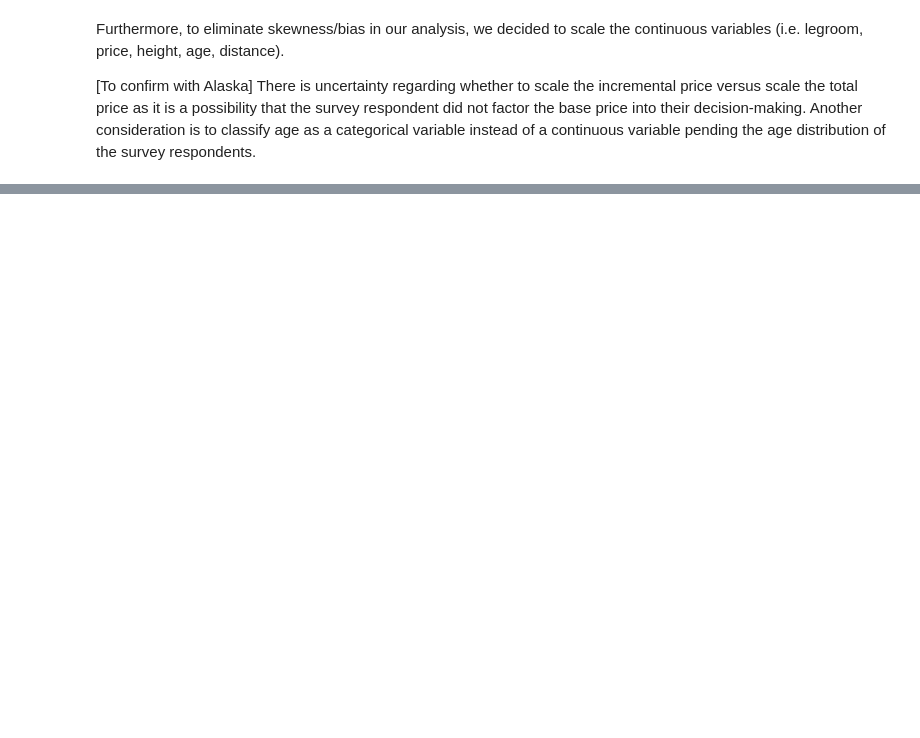
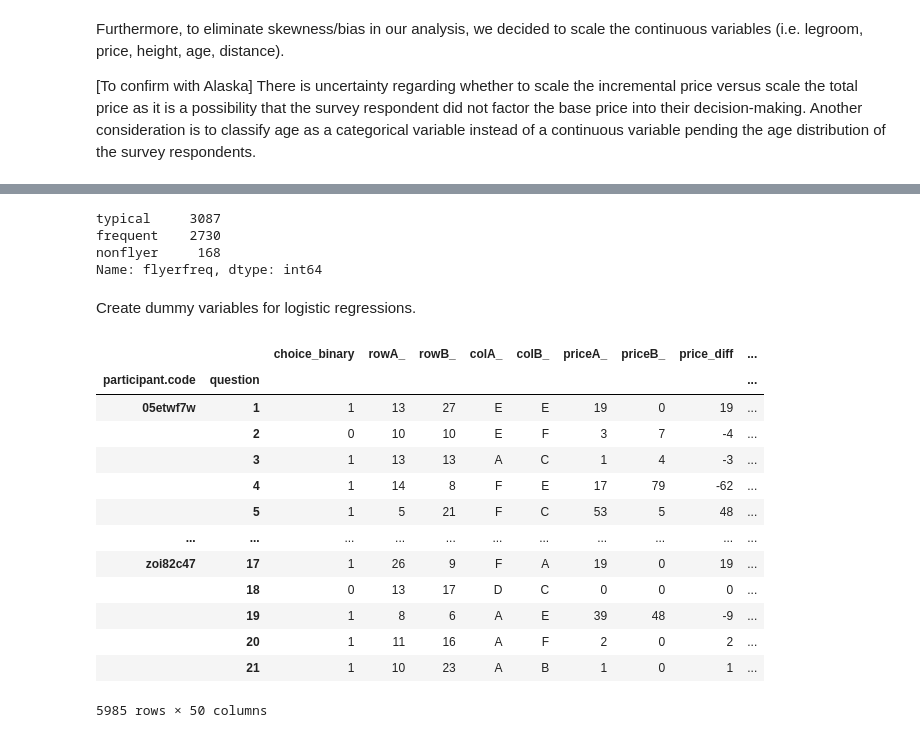
Before and after one commit to rwengstrom/AlaskaCapstone, a Jupyter notebook: Main.ipynb, the cells around one changed output, grey strips where cells are left out. Drawn from its saved outputs; the diff is of its cells as text; code cells hidden in the pictures; blank space fills up the shorter version.

```diff
--- a/Main.ipynb
+++ b/Main.ipynb
@@ -497,0 +420,4 @@ df_clean = df_clean2[['selection','seat','row','row_alt','column','column_alt','
+# %%
+df_clean.drop(["index_in_pages", "survey.1.group.id_in_subsession", "time_started", "current_app_name", "id_in_group",
+                  "id_in_session", "page_sequence", "survey.1.subsession.round_number", "session_code"],
+                      inplace = True, axis = 1)
@@ -499,0 +428,8 @@ df_clean.to_csv('seatsurvey_clean2.csv', header=True)
+# %%
+#Order Columns
+df_clean = df_clean[['choice_binary','rowA_','rowB_','colA_','colB_','colA_categorical','colB_categorical',
+                     'seatA_class','seatB_class','plane_sideA', 'plane_sideB','priceA_','priceB_','price_diff','price_diff_rel',
+                     'legroomA_','legroomB_', 'legroom_diff','bathroom_distA','bathroom_distB','bathroom_dist_diff','time_',
+                     'distance_','price_','choice',
+                     'seat_type_preference', 'gender', 'height_feet','annual_trip_freq',
+                     'section_preference', 'height_inches', 'comment', 'age', 'percentage_biz']]
@@ -499,0 +459,6 @@ df_clean.to_csv('seatsurvey_clean2.csv', header=True)
+# %%
+bizcutlabels = ['leisure','business']
+bizcutbins = [-1,50,101]
+
+df_clean['flyertype']=pd.cut(df_clean['percentage_biz'], bins=bizcutbins, labels=bizcutlabels)
+df_clean['flyertype'].value_counts()
@@ -499,0 +481,32 @@ df_clean.to_csv('seatsurvey_clean2.csv', header=True)
+# %%
+tripcutlabels = ['nonflyer','typical','frequent']
+tripcutbins = [-1,0,4,100]
+
+df_clean['flyerfreq']=pd.cut(df_clean['annual_trip_freq'], bins=tripcutbins, labels=tripcutlabels)
+df_clean['flyerfreq'].value_counts()
+# %% [output]
+typical     3087
+frequent    2730
+nonflyer     168
+Name: flyerfreq, dtype: int64
+# %% [markdown]
+Create dummy variables for logistic regressions.
+# %%
+df_clean_dummies = pd.get_dummies(df_clean, columns = ['colA_categorical','colB_categorical','seatA_class','seatB_class',
+                                                      'plane_sideA','plane_sideB','time_','flyerfreq','flyertype'] )
+df_clean_dummies
+# %% [output]
+|  |  | choice_binary | rowA_ | rowB_ | colA_ | colB_ | priceA_ | priceB_ | price_diff | ... |
+| participant.code | question |  |  |  |  |  |  |  |  | ... |
+| 05etwf7w | 1 | 1 | 13 | 27 | E | E | 19 | 0 | 19 | ... |
+|  | 2 | 0 | 10 | 10 | E | F | 3 | 7 | -4 | ... |
+|  | 3 | 1 | 13 | 13 | A | C | 1 | 4 | -3 | ... |
+|  | 4 | 1 | 14 | 8 | F | E | 17 | 79 | -62 | ... |
+|  | 5 | 1 | 5 | 21 | F | C | 53 | 5 | 48 | ... |
+| ... | ... | ... | ... | ... | ... | ... | ... | ... | ... | ... |
+| zoi82c47 | 17 | 1 | 26 | 9 | F | A | 19 | 0 | 19 | ... |
+|  | 18 | 0 | 13 | 17 | D | C | 0 | 0 | 0 | ... |
+|  | 19 | 1 | 8 | 6 | A | E | 39 | 48 | -9 | ... |
+|  | 20 | 1 | 11 | 16 | A | F | 2 | 0 | 2 | ... |
+|  | 21 | 1 | 10 | 23 | A | B | 1 | 0 | 1 | ... |
+5985 rows × 50 columns
```
Also changed, not shown: parts of 32 cells of this notebook.
